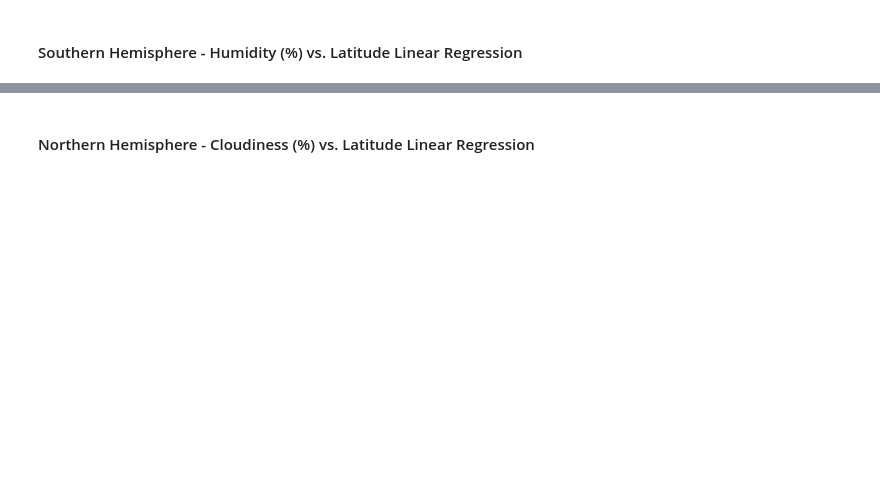
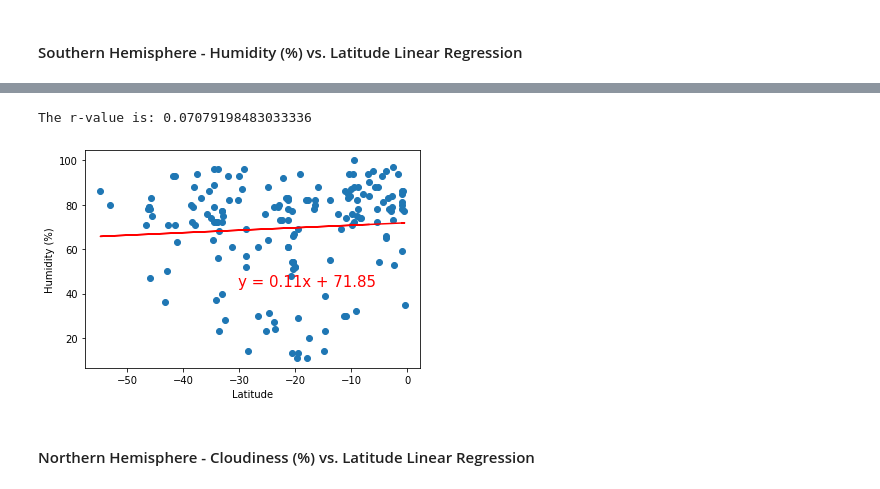
Before and after one commit to m1nsun9/UCI_Homework1_MSL, a Jupyter notebook: 06_python_api_challenge/WeatherPy/WeatherPy.ipynb, the cells around one changed output, grey strips where cells are left out. Drawn from its saved outputs; the diff is of its cells as text; code cells hidden in the pictures; blank space fills up the shorter version.

```diff
--- a/06_python_api_challenge/WeatherPy/WeatherPy.ipynb
+++ b/06_python_api_challenge/WeatherPy/WeatherPy.ipynb
@@ -264,2 +321,26 @@ The r-value is: 0.014985174297345524
+# %%
+lat = south_hem_df['Lat']
+hum = south_hem_df['Humidity']
+
+
+(slope, intercept, rvalue, pvalue, stderr) = linregress(lat, hum)
+regress_values = lat * slope + intercept
+line_eq = "y = " + str(round(slope,2)) + "x + " + str(round(intercept,2))
+
+print("The r-value is:", rvalue)
+
+plt.scatter(lat, hum)
+plt.plot(lat,regress_values,"r-")
+plt.annotate(line_eq,(200, 120), xycoords = 'figure points', fontsize=15,color="red")
+plt.xlabel('Latitude')
+plt.ylabel('Humidity (%)')
+plt.show()
+
+# There is a very weak relationship between latitude and humidity percentage levels of cities both
+# north and south of the equator. The line plots are both very flat as there are not many data points that can
+# fit into the line plot equation.
+# %% [output]
+The r-value is: 0.07079198483033336
+[figure, added]
 # %% [markdown]
 ####  Northern Hemisphere - Cloudiness (%) vs. Latitude Linear Regression
```
Also changed, not shown: parts of 24 cells of this notebook, 5 other files.
